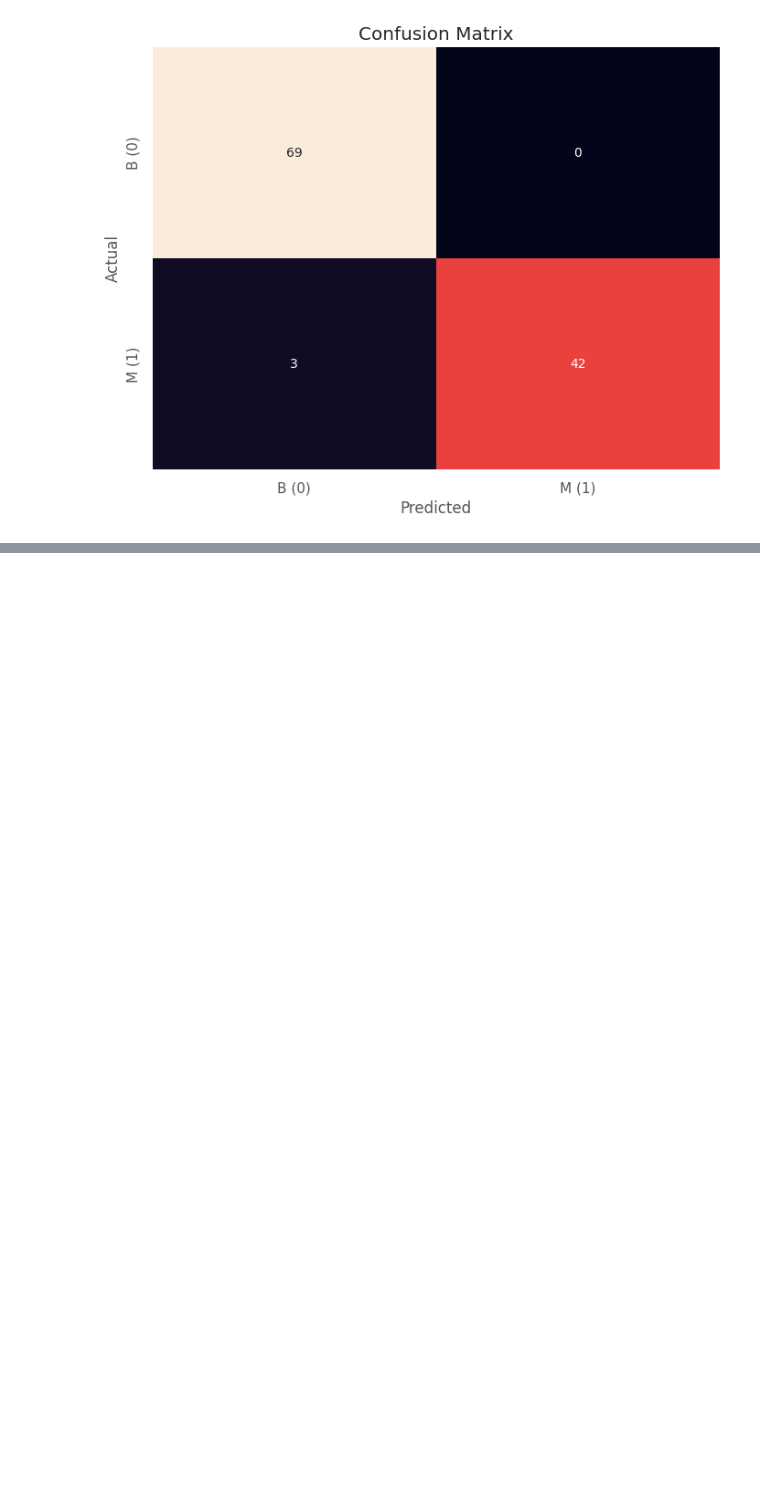
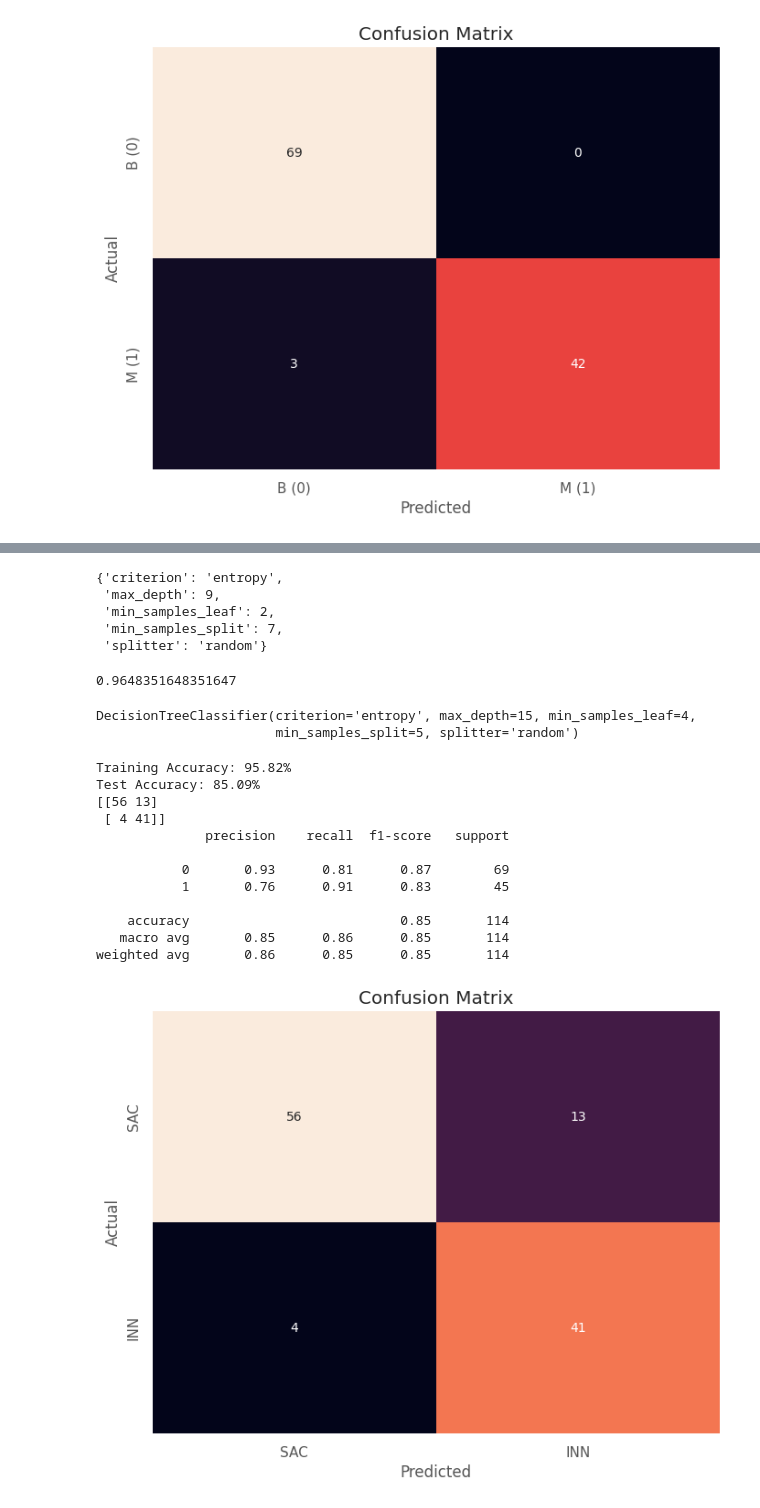
Before and after one commit to SurekhaBerlin/Breast-Cancer-Project, a Jupyter notebook: Breast_Cancer_Project(EDA_+ML_+_DL_).ipynb, the cells around one changed output, grey strips where cells are left out. Drawn from its saved outputs; the diff is of its cells as text; code cells hidden in the pictures; blank space fills up the shorter version.

```diff
--- a/Breast_Cancer_Project(EDA_+ML_+_DL_).ipynb
+++ b/Breast_Cancer_Project(EDA_+ML_+_DL_).ipynb
@@ -499,0 +596,15 @@ weighted avg       0.97      0.97      0.97       114
+# %%
+from sklearn.tree import DecisionTreeClassifier
+
+dtc = DecisionTreeClassifier()
+
+parameters = {
+    'criterion':['gini','entropy'],
+    'max_depth':range(2,32,1),
+    'min_samples_leaf':range(1,10,1),
+    'min_samples_split':range(2,10,1),
+    'splitter':['best','random']
+}
+
+grid_search_dt = GridSearchCV(dtc, parameters, cv=5, n_jobs=-1, verbose=1)
+grid_search_dt.fit(X_train, y_train)
@@ -499,0 +620,59 @@ weighted avg       0.97      0.97      0.97       114
+# %%
+grid_search_dt.best_params_
+# %% [output]
+{'criterion': 'entropy',
+ 'max_depth': 9,
+ 'min_samples_leaf': 2,
+ 'min_samples_split': 7,
+ 'splitter': 'random'}
+# %%
+grid_search_dt.best_score_
+# %% [output]
+0.9648351648351647
+# %%
+
+dtc = DecisionTreeClassifier(criterion='entropy', max_depth=15, min_samples_leaf=4, min_samples_split=5, splitter = 'random')
+# %%
+dtc.fit(X_train, y_train)
+# %% [output]
+DecisionTreeClassifier(criterion='entropy', max_depth=15, min_samples_leaf=4,
+                       min_samples_split=5, splitter='random')
+# %%
+# Calculate accuracy for training data
+train_accuracy = accuracy_score(y_train, dtc.predict(X_train))
+print(f'Training Accuracy: {train_accuracy * 100:.2f}%')
+
+# Calculate accuracy for test data
+dtc_acc = accuracy_score(y_test, dtc.predict(X_test))
+print(f'Test Accuracy: {dtc_acc * 100:.2f}%')
+
+# Predictions
+y_pred = dtc.predict(X_test)
+
+# Confusion Matrix
+cm = confusion_matrix(y_test, y_pred)
+print(cm)
+print(classification_report(y_test, y_pred))
+
+# Plotting the confusion matrix with the rocket color palette
+plt.figure(figsize=(8, 6))
+sns.heatmap(cm, annot=True, fmt='d', cmap='rocket', cbar=False,
+            xticklabels=['SAC', 'INN'], yticklabels=['SAC', 'INN'])
+plt.xlabel('Predicted')
+plt.ylabel('Actual')
+plt.title('Confusion Matrix')
+plt.show()
+# %% [output]
+Training Accuracy: 95.82%
+Test Accuracy: 85.09%
+[[56 13]
+ [ 4 41]]
+              precision    recall  f1-score   support
+
+           0       0.93      0.81      0.87        69
+           1       0.76      0.91      0.83        45
+
+    accuracy                           0.85       114
+   macro avg       0.85      0.86      0.85       114
+weighted avg       0.86      0.85      0.85       114
+[figure, added]
```
Also changed, not shown: parts of 11 cells of this notebook.
